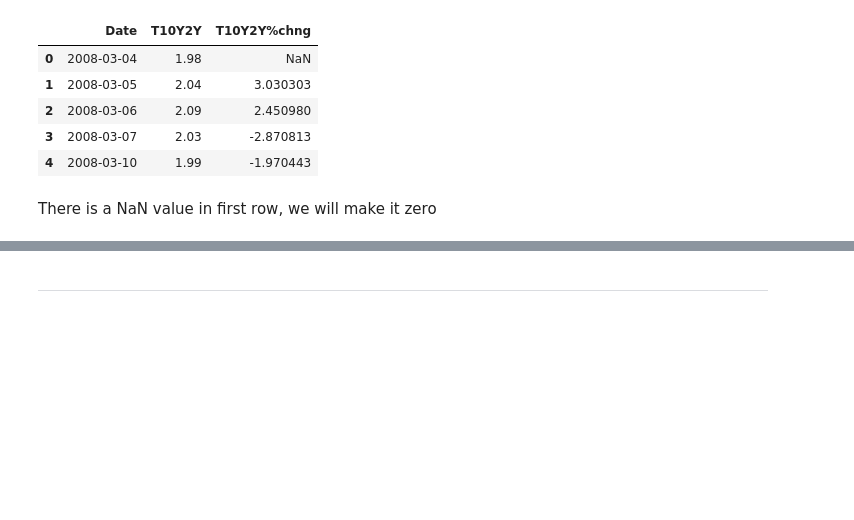
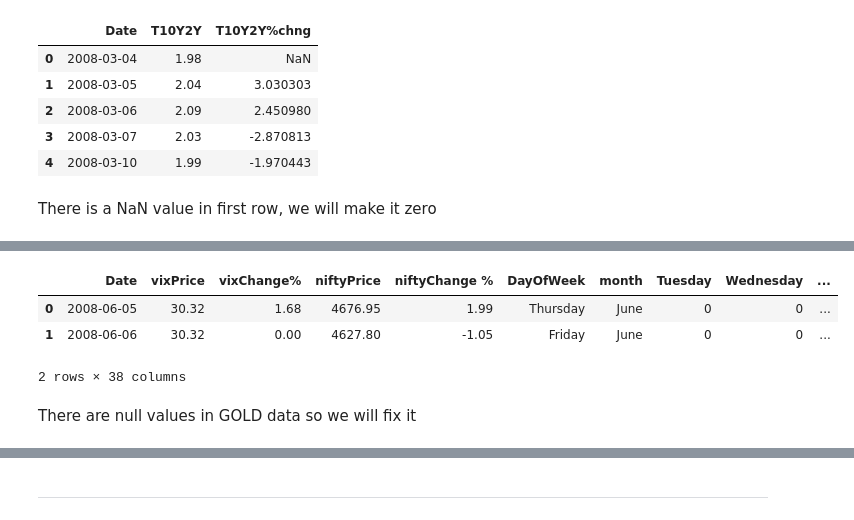
Before and after one commit to albertodavincishekhawat/Nifty-PredictionbyMacro, a Jupyter notebook: MarketPredictionUsingMacroDataUsingTFT.ipynb, the cells around one changed output, grey strips where cells are left out. Saved outputs shown, nothing was run; the diff lists cells and outputs as text; code cells hidden in the pictures; blank space fills up the shorter version.

```diff
--- a/MarketPredictionUsingMacroDataUsingTFT.ipynb
+++ b/MarketPredictionUsingMacroDataUsingTFT.ipynb
@@ -413,0 +508,17 @@ df5
+# %%
+daily_df = pd.merge(daily_df, crude, how='left', on='Date')
+# %%
+daily_df = pd.merge(daily_df, usdinr, how='left', on='Date')
+# %%
+daily_df = pd.merge(daily_df, usdindex, how='left', on='Date')
+# %%
+daily_df = pd.merge(daily_df, T10Y2Ydf, how='left', on='Date')
+# %%
+daily_df.head(2)
+# %% [output]
+|  | Date | vixPrice | vixChange% | niftyPrice | niftyChange % | DayOfWeek | month | Tuesday | Wednesday | ... |
+| 0 | 2008-06-05 | 30.32 | 1.68 | 4676.95 | 1.99 | Thursday | June | 0 | 0 | ... |
+| 1 | 2008-06-06 | 30.32 | 0.00 | 4627.80 | -1.05 | Friday | June | 0 | 0 | ... |
+2 rows × 38 columns
+# %% [markdown]
+There are null values in GOLD data so we will fix it
```
Also changed, not shown: parts of 50 cells of this notebook, 1 other file.
